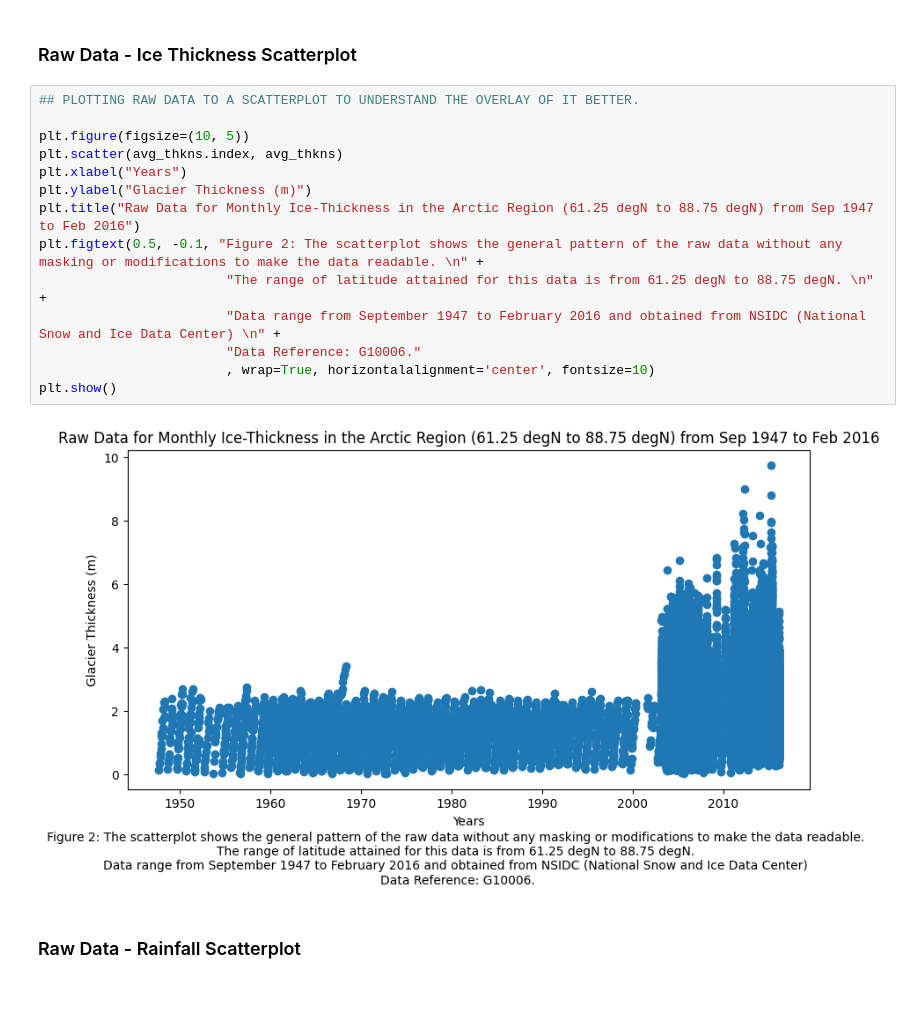
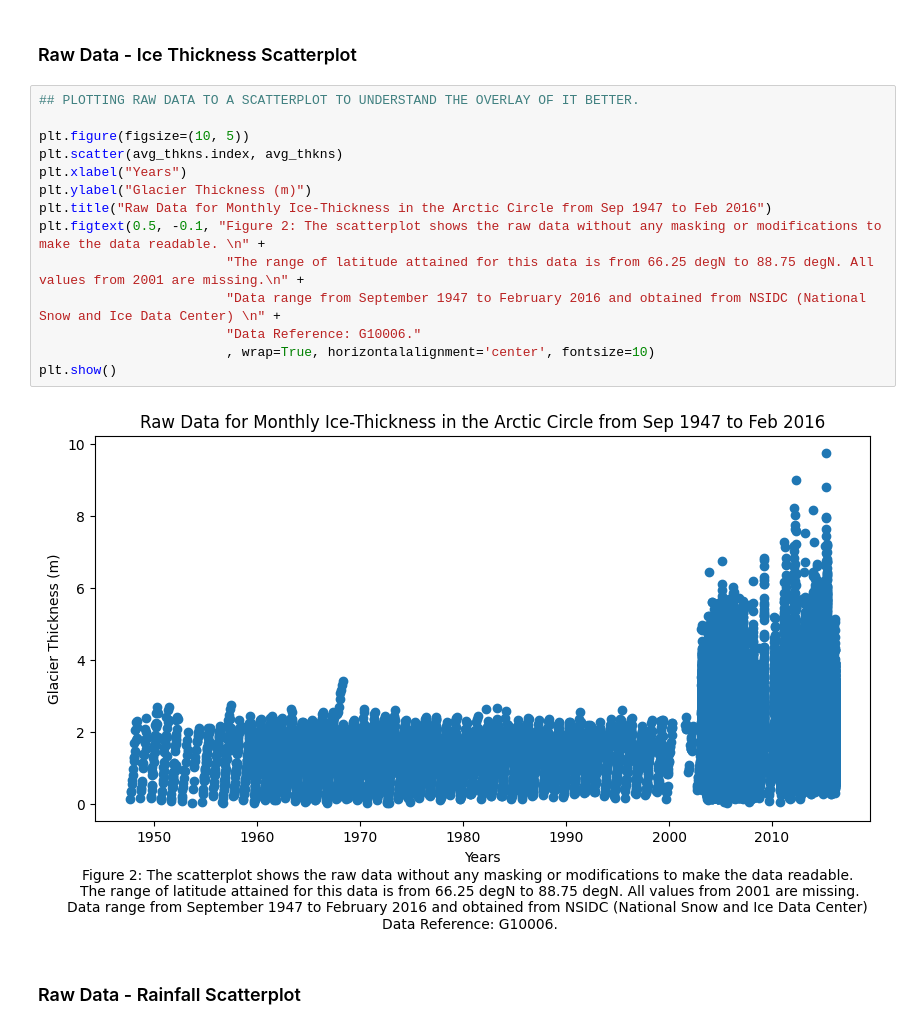
Before and after one commit to gardeneda/Arctic-Ice-vs-Precipitation, a Jupyter notebook: data_management.ipynb, the cells around one changed output. Saved outputs shown, nothing was run; the diff lists cells and outputs as text; blank space fills up the shorter version.

Commit message:
Changed all code to reflect analysis on the Arctic Circle.

```diff
--- a/data_management.ipynb
+++ b/data_management.ipynb
@@ -341,19 +340,19 @@ plt.show()
 # %%
 ## PLOTTING RAW DATA TO A SCATTERPLOT TO UNDERSTAND THE OVERLAY OF IT BETTER.
 
 plt.figure(figsize=(10, 5))
 plt.scatter(avg_thkns.index, avg_thkns)
 plt.xlabel("Years")
 plt.ylabel("Glacier Thickness (m)")
-plt.title("Raw Data for Monthly Ice-Thickness in the Arctic Region (61.25 degN to 88.75 degN) from Sep 1947 to Feb 2016")
-plt.figtext(0.5, -0.1, "Figure 2: The scatterplot shows the general pattern of the raw data without any masking or modifications to make the data readable. \n" +
-                        "The range of latitude attained for this data is from 61.25 degN to 88.75 degN. \n" +
+plt.title("Raw Data for Monthly Ice-Thickness in the Arctic Circle from Sep 1947 to Feb 2016")
+plt.figtext(0.5, -0.1, "Figure 2: The scatterplot shows the raw data without any masking or modifications to make the data readable. \n" +
+                        "The range of latitude attained for this data is from 66.25 degN to 88.75 degN. All values from 2001 are missing.\n" +
                         "Data range from September 1947 to February 2016 and obtained from NSIDC (National Snow and Ice Data Center) \n" +
                         "Data Reference: G10006."
                         , wrap=True, horizontalalignment='center', fontsize=10)
 plt.show()
 # %% [output]
-[figure, old version]
+[figure, new version]
 # %% [markdown]
 <h3>Raw Data - Rainfall Scatterplot</h3>
 # %%
```
Also changed, not shown: parts of 13 cells of this notebook, 2 other files.
